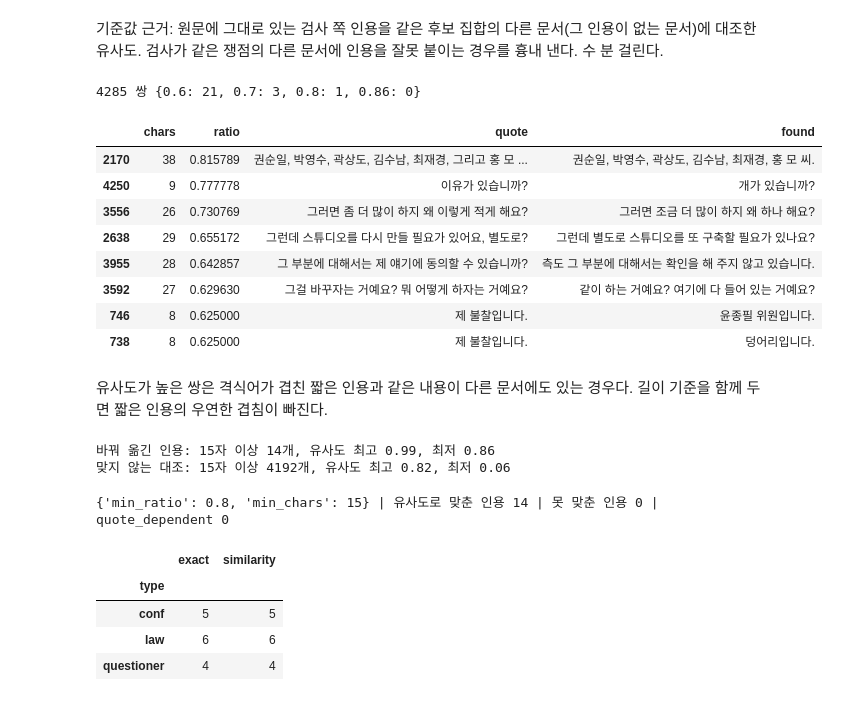
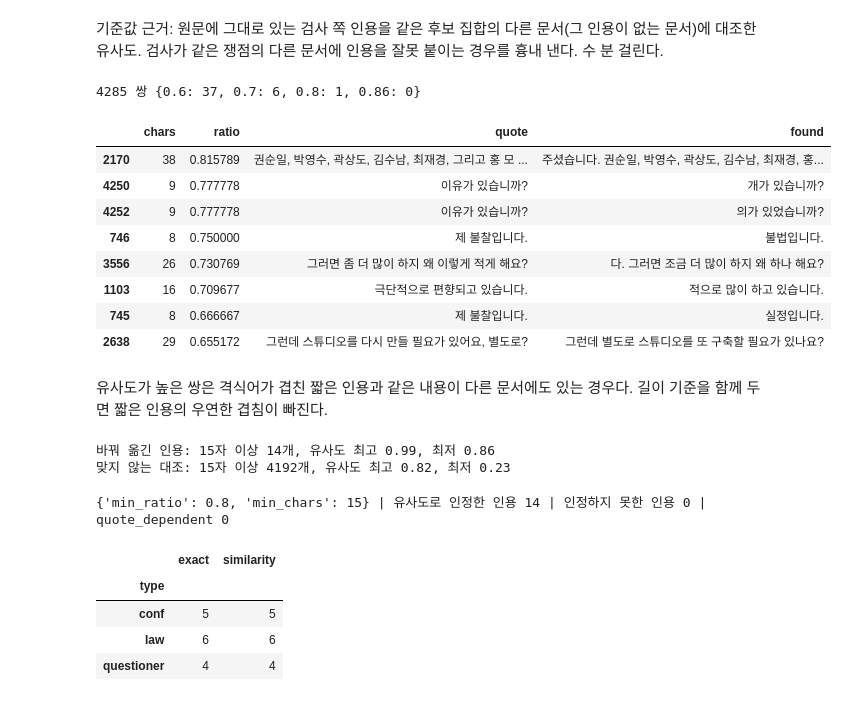
Before and after one commit to buzziru/meet-rag, a Jupyter notebook: notebooks/08_01_파일럿.ipynb, the cells around one changed output. Saved outputs shown, nothing was run; the diff lists cells and outputs as text; code cells hidden in the pictures.

```diff
--- a/notebooks/08_01_파일럿.ipynb
+++ b/notebooks/08_01_파일럿.ipynb
@@ -521,6 +521,12 @@ cmp[cmp["luna"] != cmp["sonnet"]][["pool_id", "luna_reasons", "sonnet_reasons",
 # %%
 def similarity(quote, ctx):
-    return best_window(norm(quote), norm(ctx))[0]
+    return fuzz.partial_ratio(norm(quote), norm(ctx)) / 100
+
+
+def window(quote, ctx):
+    c = norm(ctx)
+    a = fuzz.partial_ratio_alignment(norm(quote), c)
+    return c[a.dest_start:a.dest_end]
 
 
 bad = []
@@ -532,7 +538,7 @@ for _, row in ok.iterrows():
                 bad.append({"pool_id": row["pool_id"], "chars": len(norm(s["quote"])),
                             "ratio": round(similarity(s["quote"], ctx), 2),
                             "check": norm(s["quote"])[:50],
-                            "source": (locate(s["quote"], ctx, ANY) or "")[:50]})
+                            "source": window(s["quote"], ctx)[:50]})
 bad = pd.DataFrame(bad)
 print(len(bad), "개, 길이", bad["chars"].min(), "자 이상, 유사도", bad["ratio"].min(), "~",
       bad["ratio"].max())
@@ -559,31 +565,31 @@ bad
 # %%
 neg = []
 for _, row in ok.iterrows():
     rec = row["rec"]
     for el in rec["elements"]:
         for s in el["support"]:
             if not (s["doc_id"] and quoted(s["quote"], context(s["doc_id"]))):
                 continue
             for d in rec["pool_doc_ids"]:
                 if d != s["doc_id"] and not quoted(s["quote"], context(d)):
                     neg.append({"chars": len(norm(s["quote"])),
                                 "ratio": similarity(s["quote"], context(d)),
                                 "quote": norm(s["quote"])[:40],
-                                "found": (locate(s["quote"], context(d), ANY) or "")[:40]})
+                                "found": window(s["quote"], context(d))[:40]})
 neg = pd.DataFrame(neg).sort_values("ratio", ascending=False)
 print(len(neg), "쌍", {t: int((neg["ratio"] >= t).sum()) for t in [0.6, 0.7, 0.8, 0.86]})
 neg.head(8)
 # %% [output]
-4285 쌍 {0.6: 21, 0.7: 3, 0.8: 1, 0.86: 0}
+4285 쌍 {0.6: 37, 0.7: 6, 0.8: 1, 0.86: 0}
 |  | chars | ratio | quote | found |
-| 2170 | 38 | 0.815789 | 권순일, 박영수, 곽상도, 김수남, 최재경, 그리고 홍 모 ... | 권순일, 박영수, 곽상도, 김수남, 최재경, 홍 모 씨. |
+| 2170 | 38 | 0.815789 | 권순일, 박영수, 곽상도, 김수남, 최재경, 그리고 홍 모 ... | 주셨습니다. 권순일, 박영수, 곽상도, 김수남, 최재경, 홍... |
 | 4250 | 9 | 0.777778 | 이유가 있습니까? | 개가 있습니까? |
-| 3556 | 26 | 0.730769 | 그러면 좀 더 많이 하지 왜 이렇게 적게 해요? | 그러면 조금 더 많이 하지 왜 하나 해요? |
+| 4252 | 9 | 0.777778 | 이유가 있습니까? | 의가 있었습니까? |
+| 746 | 8 | 0.750000 | 제 불찰입니다. | 불법입니다. |
+| 3556 | 26 | 0.730769 | 그러면 좀 더 많이 하지 왜 이렇게 적게 해요? | 다. 그러면 조금 더 많이 하지 왜 하나 해요? |
+| 1103 | 16 | 0.709677 | 극단적으로 편향되고 있습니다. | 적으로 많이 하고 있습니다. |
+| 745 | 8 | 0.666667 | 제 불찰입니다. | 실정입니다. |
 | 2638 | 29 | 0.655172 | 그런데 스튜디오를 다시 만들 필요가 있어요, 별도로? | 그런데 별도로 스튜디오를 또 구축할 필요가 있나요? |
-| 3955 | 28 | 0.642857 | 그 부분에 대해서는 제 얘기에 동의할 수 있습니까? | 측도 그 부분에 대해서는 확인을 해 주지 않고 있습니다. |
-| 3592 | 27 | 0.629630 | 그걸 바꾸자는 거예요? 뭐 어떻게 하자는 거예요? | 같이 하는 거예요? 여기에 다 들어 있는 거예요? |
-| 746 | 8 | 0.625000 | 제 불찰입니다. | 윤종필 위원입니다. |
-| 738 | 8 | 0.625000 | 제 불찰입니다. | 덩어리입니다. |
 # %% [markdown]
 유사도가 높은 쌍은 격식어가 겹친 짧은 인용과 같은 내용이 다른 문서에도 있는 경우다. 길이 기준을 함께 두면 짧은 인용의 우연한 겹침이 빠진다.
 # %%
@@ -594,23 +600,26 @@ for name, d in [("바꿔 옮긴 인용", bad), ("맞지 않는 대조", neg)]:
           f"최저 {long_['ratio'].min():.2f}")
 # %% [output]
 바꿔 옮긴 인용: 15자 이상 14개, 유사도 최고 0.99, 최저 0.86
-맞지 않는 대조: 15자 이상 4192개, 유사도 최고 0.82, 최저 0.06
+맞지 않는 대조: 15자 이상 4192개, 유사도 최고 0.82, 최저 0.23
 # %%
 sim = []
 for _, row in ok.iterrows():
     rec = row["rec"]
     _, v = verdicts(rec, rec["elements"], json.loads(rec["response"])["answerable"],
                     M.check.quote_match)
+    similar = sum(1 for el in rec["elements"] for s in el["support"]
+                  if s["doc_id"] and not quoted(s["quote"], context(s["doc_id"]))
+                  and found(s["quote"], context(s["doc_id"]), M.check.quote_match))
     sim.append({"pool_id": row["pool_id"], "type": row["type"], "exact": row["passed_new"],
-                "similarity": v["passed"], "fixed": v["fixed_quotes"],
+                "similarity": v["passed"], "similar": similar,
                 "dropped": v["dropped_quotes"], "reasons": v["reasons"]})
 sim = pd.DataFrame(sim)
 n_dep = sim["reasons"].apply(lambda r: "quote_dependent" in r).sum()
-print(dict(M.check.quote_match), "| 유사도로 맞춘 인용", sim["fixed"].sum(),
-      "| 못 맞춘 인용", sim["dropped"].sum(), "| quote_dependent", n_dep)
+print(dict(M.check.quote_match), "| 유사도로 인정한 인용", sim["similar"].sum(),
+      "| 인정하지 못한 인용", sim["dropped"].sum(), "| quote_dependent", n_dep)
 sim.groupby("type")[["exact", "similarity"]].sum()
 # %% [output]
-{'min_ratio': 0.8, 'min_chars': 15} | 유사도로 맞춘 인용 14 | 못 맞춘 인용 0 | quote_dependent 0
+{'min_ratio': 0.8, 'min_chars': 15} | 유사도로 인정한 인용 14 | 인정하지 못한 인용 0 | quote_dependent 0
 |  | exact | similarity |
 | type |  |  |
 | conf | 5 | 5 |
```
Also changed, not shown: parts of 4 cells of this notebook.
